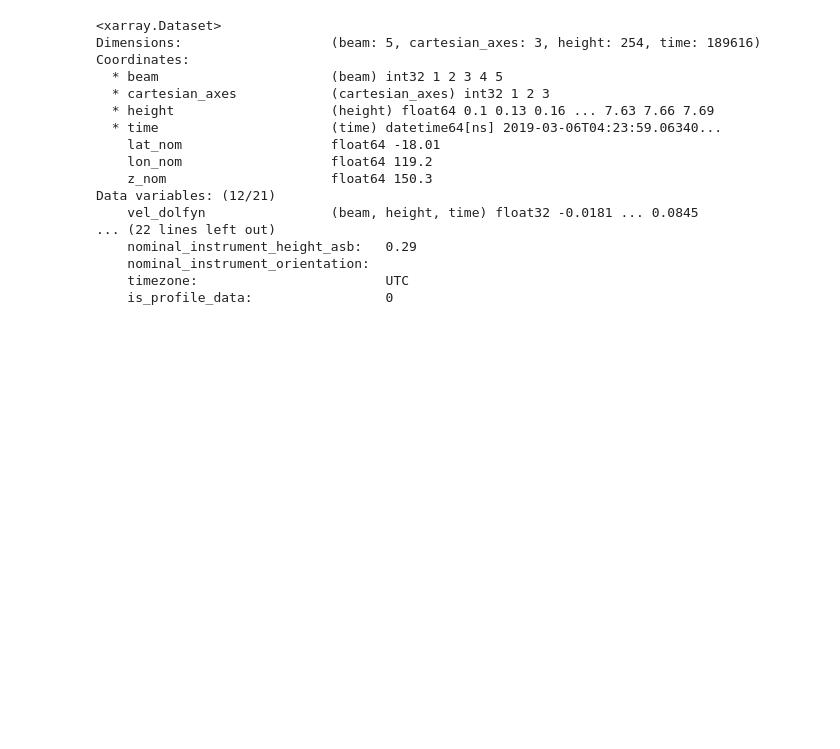
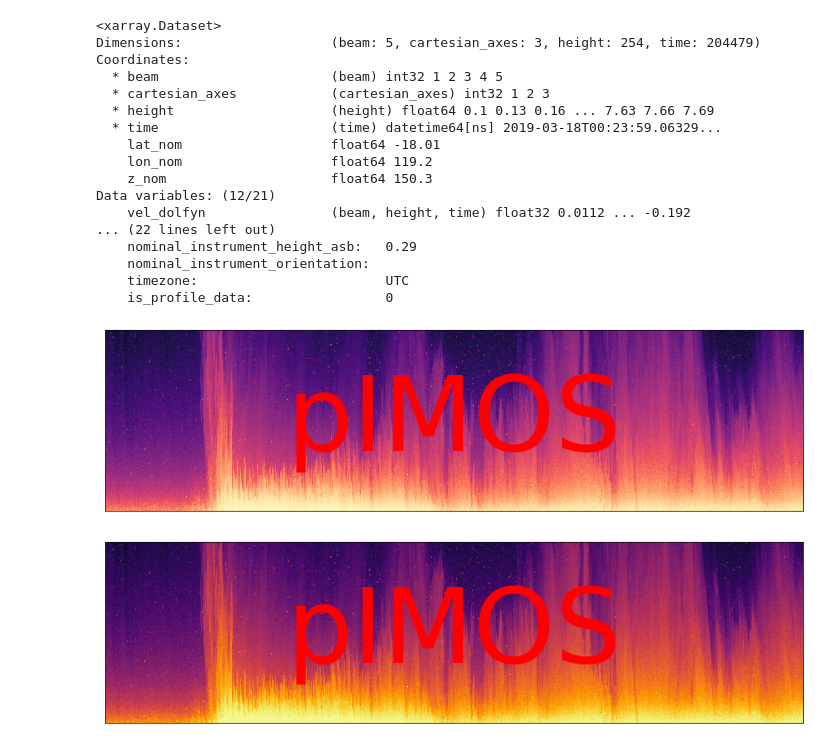
Before and after one commit to iosonobert/pIMOS, a Jupyter notebook: experiments/pIMOS GIF.ipynb, the cells around one changed output. Drawn from its saved outputs; the diff is of its cells as text; code cells hidden in the pictures; blank space fills up the shorter version.

```diff
--- a/experiments/pIMOS GIF.ipynb
+++ b/experiments/pIMOS GIF.ipynb
@@ -11,58 +11,69 @@ importlib.reload(zutils.gif)
 from zutils.gif import gif_maker
 
 
-f = r'E:\Experiments\rs19\archive_FV00\Signature 1000\[RS2019]_[RS19_REC]_[L150]_[28]_[Signature 1000]_[100460]_[2of59].nc'
+f = r'E:\Experiments\rs19\archive_FV00\Signature 1000\[RS2019]_[RS19_REC]_[L150]_[28]_[Signature 1000]_[100460]_[22of59].nc'
+n = 'dirtworm'
+s = 0
+
+f = r'E:\Experiments\rs19\archive_FV00\Signature 1000\[RS2019]_[RS19_REC]_[L150]_[28]_[Signature 1000]_[100460]_[22of59].nc'
+n = 'dirtworm_strong'
+s = 160000
 # %%
 ds = xr.open_dataset(f)
 ds.load()
 # %% [output]
 <xarray.Dataset>
-Dimensions:                   (beam: 5, cartesian_axes: 3, height: 254, time: 189616)
+Dimensions:                   (beam: 5, cartesian_axes: 3, height: 254, time: 204479)
 Coordinates:
   * beam                      (beam) int32 1 2 3 4 5
   * cartesian_axes            (cartesian_axes) int32 1 2 3
   * height                    (height) float64 0.1 0.13 0.16 ... 7.63 7.66 7.69
-  * time                      (time) datetime64[ns] 2019-03-06T04:23:59.06340...
+  * time                      (time) datetime64[ns] 2019-03-18T00:23:59.06329...
     lat_nom                   float64 -18.01
     lon_nom                   float64 119.2
     z_nom                     float64 150.3
 Data variables: (12/21)
-    vel_dolfyn                (beam, height, time) float32 -0.0181 ... 0.0845
+    vel_dolfyn                (beam, height, time) float32 0.0112 ... -0.192
 ... (22 lines left out)
     nominal_instrument_height_asb:   0.29
     nominal_instrument_orientation:
     timezone:                        UTC
     is_profile_data:                 0
 # %%
-gm = gif_maker('dirtworm', 'gif')
+gm = gif_maker(n, 'gif')
 
 def get_plot(cmap='rainbow'):
 
     fig = plt.figure(figsize=(15, 4))
-    n = 1000
-    da = ds.echo[4, :, 0:n]
+    n = 10000
+    da = ds.echo[4, :, s:s+n]
     plt.pcolor(da, cmap=cmap)
 
-    t = 500
+    t = int(n/2)
     z = 125
     if False:
         t = ztime.datetime64_2_datetime_single(da.time.values[t])
         z = da.height.values[z]
 
     plt.plot(t, z, '.')
     plt.text(t, z, 'pIMOS', fontsize=125, ha='center', va='center', c='r')
     plt.xticks([])
     plt.yticks([])
-    return fig
+    return fig, da
 
 cmaps = ['magma', 'inferno', 'plasma', 'gnuplot2', 'gnuplot', 'gist_ncar', 'nipy_spectral', 'rainbow', ]
 cmaps += cmaps[::-1][1:-1]
 
 # cmaps = ['magma',  ]
 for cmap in cmaps:
 
-    fig = get_plot(cmap)
+    fig, da = get_plot(cmap)
 
     gm.capture_fig(fig)
 
+    print('Done ' + cmap)
+
 gm.make_gif(fps=5)
+# %% [output]
+[figure, added]
+[figure, added]
```
Also changed, not shown: parts of 2 cells of this notebook, 17 other files.
